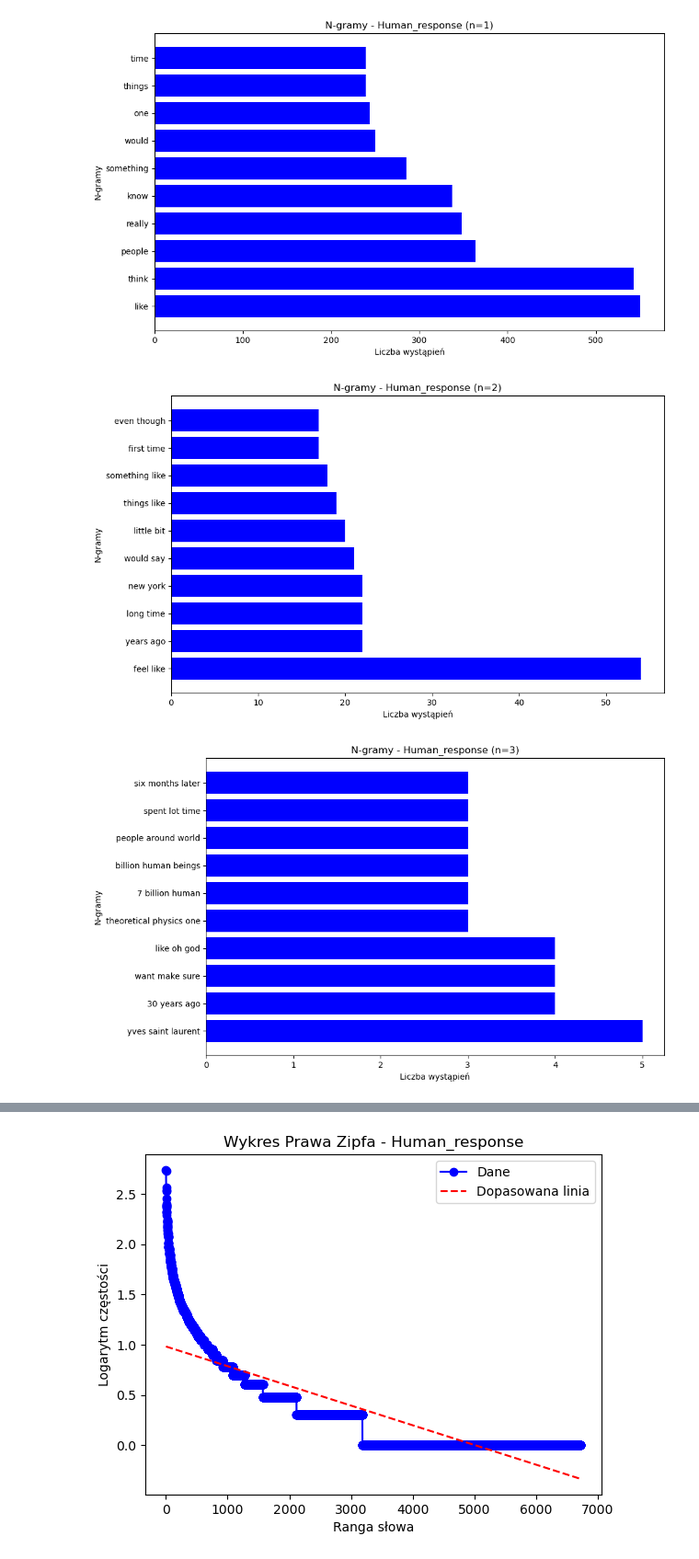
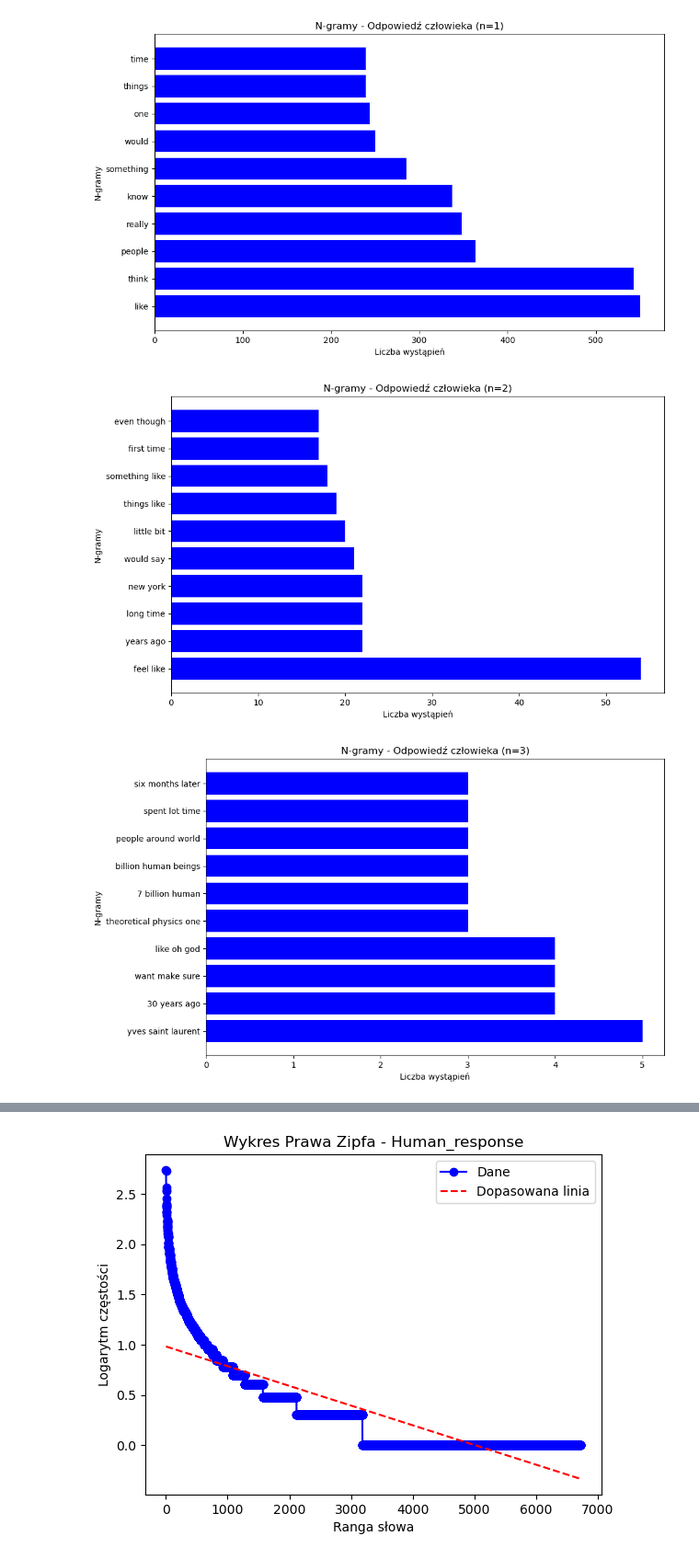
Before and after one commit to czajemi/AuthorshipRecognition, a Jupyter notebook: clouds_n_grams.ipynb, the cells around one changed output, grey strips where cells are left out. Shown at 92% size. Cells and saved outputs as stored; diff of their text form; code cells hidden in the pictures.

```diff
--- a/clouds_n_grams.ipynb
+++ b/clouds_n_grams.ipynb
@@ -64,39 +64,39 @@ for n in n_values:
 
     plt.figure(figsize=(10, 6))
     plt.barh(n_gram_labels, n_gram_values, color='blue')
-    plt.title(f'N-gramy - Human_response (n={n})')
+    plt.title(f'N-gramy - Odpowiedź człowieka (n={n})')
     plt.xlabel('Liczba wystąpień')
     plt.ylabel('N-gramy')
     plt.tight_layout()
     plt.show()
 
 
 text_column2 = 'ChatGPT_3_5_response'
 text2 = ' '.join(df[text_column2].dropna().tolist())  # Concatenating text from a column into a single string
 
 for n in n_values:
     n_grams = ngrams(text2.split(), n)
     n_gram_freq = dict()
     for gram in n_grams:
         if gram in n_gram_freq:
             n_gram_freq[gram] += 1
         else:
             n_gram_freq[gram] = 1
 
     sorted_freq = sorted(n_gram_freq.items(), key=lambda x: x[1], reverse=True)
     top_n_grams = sorted_freq[:10]  # Top 10 most frequent n-grams for the chart
 
     n_gram_labels = [' '.join(gram) for gram, freq in top_n_grams]
     n_gram_values = [freq for gram, freq in top_n_grams]
 
     plt.figure(figsize=(10, 6))
     plt.barh(n_gram_labels, n_gram_values, color='green')
-    plt.title(f'N-gramy - ChatGPT_3_5_response (n={n})')
+    plt.title(f'N-gramy - Odpowiedź ChatGPT (n={n})')
     plt.xlabel('Liczba wystąpień')
     plt.ylabel('N-gramy')
     plt.tight_layout()
     plt.show()
 # %% [output]
-[figure, old version]
+[figure, new version]
-[figure, old version]
+[figure, new version]
-[figure, old version]
+[figure, new version]
```
Also changed, not shown: parts of 2 cells of this notebook, 3 other files.
